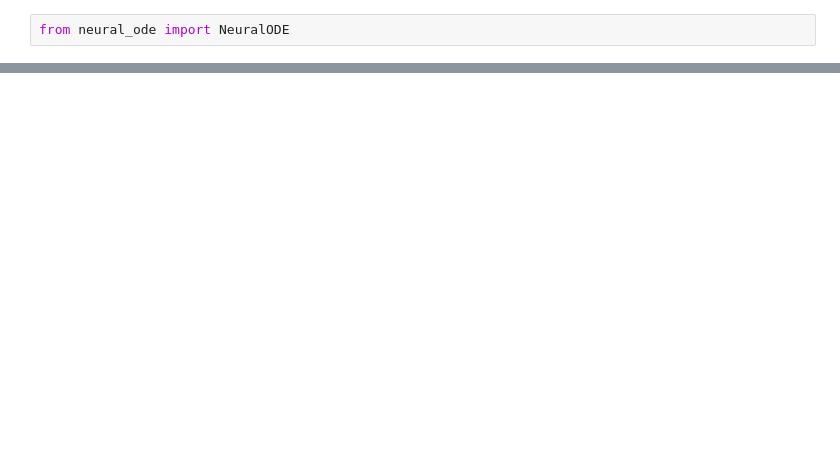
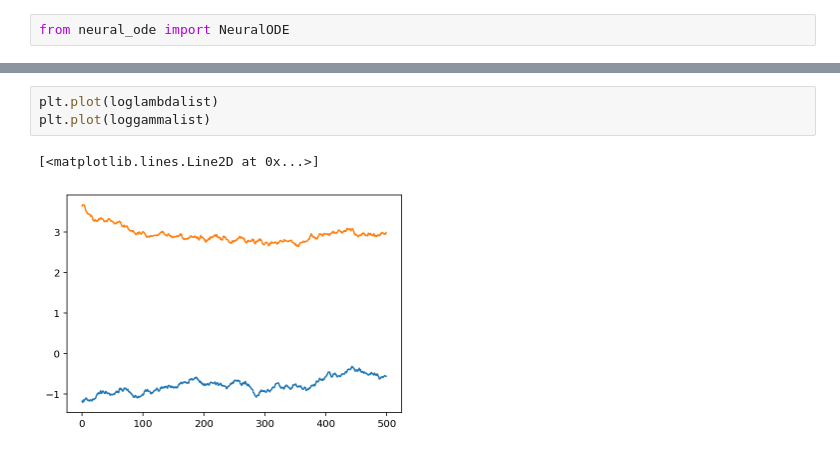
Before and after one commit to SirPopiel/Bayesian-ODEs, a Jupyter notebook: BDP_2/SIR/SIR_dev.ipynb, the cells around one changed output, grey strips where cells are left out. Saved outputs shown, nothing was run; the diff lists cells and outputs as text; blank space fills up the shorter version.

```diff
--- a/BDP_2/SIR/SIR_dev.ipynb
+++ b/BDP_2/SIR/SIR_dev.ipynb
@@ -260,0 +471,6 @@ for step in range(niters_pre):
+# %%
+plt.plot(loglambdalist)
+plt.plot(loggammalist)
+# %% [output]
+[<matplotlib.lines.Line2D at 0x...>]
+[figure, added]
```
Also changed, not shown: parts of 33 cells of this notebook, 24 other files.
